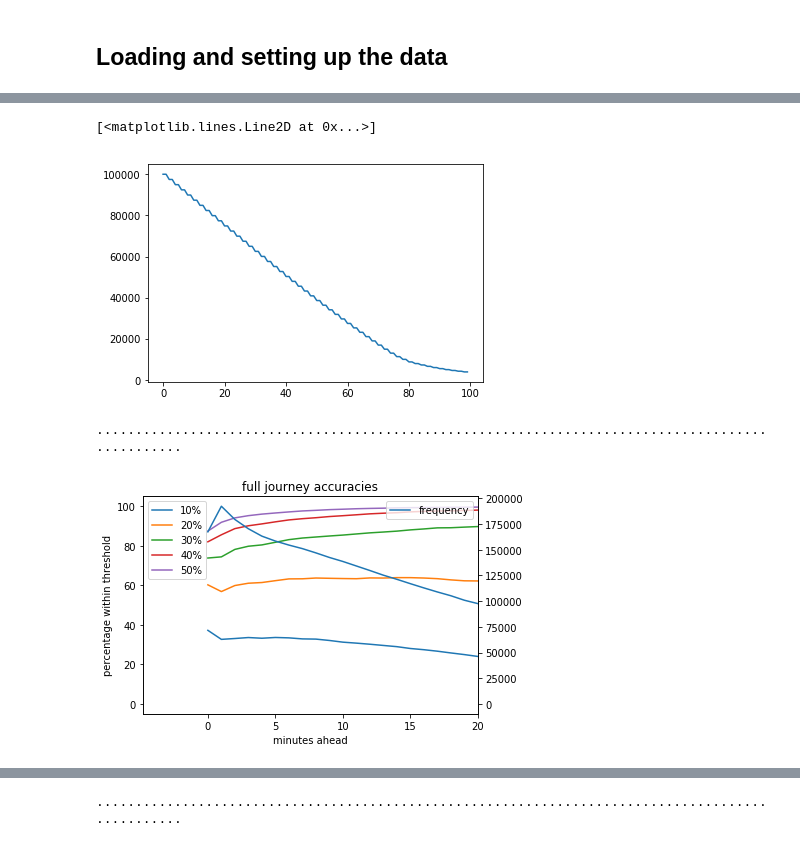
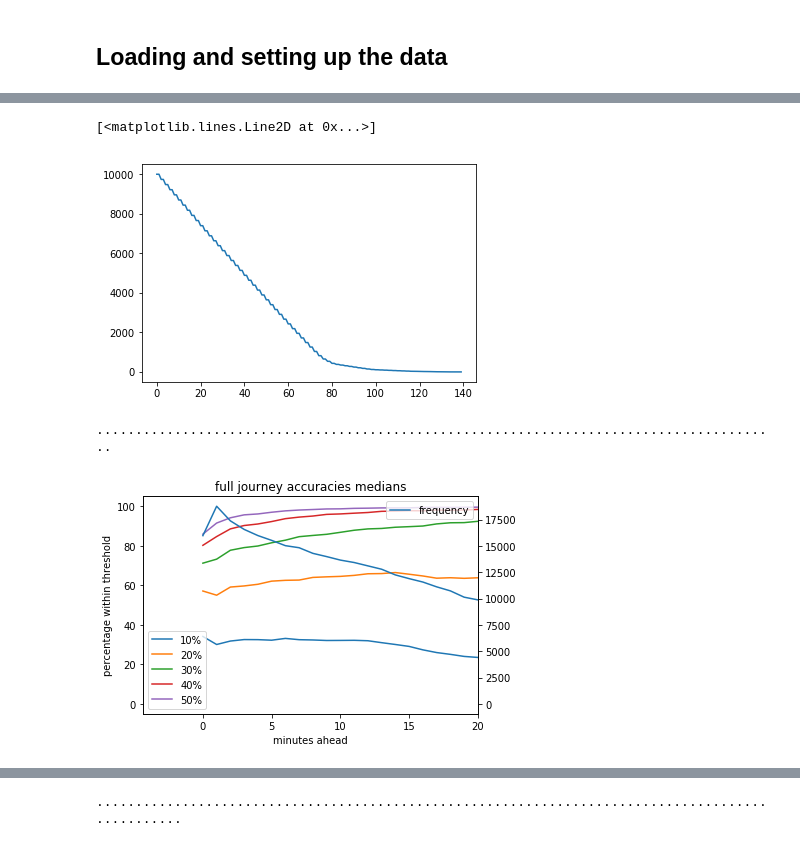
Before and after one commit to gingertom/buses, a Jupyter notebook: Data Exploration/Building long term chains.ipynb, the cells around one changed output, grey strips where cells are left out. Saved outputs shown, nothing was run; the diff lists cells and outputs as text; code cells hidden in the pictures.

```diff
--- a/Data Exploration/Building long term chains.ipynb
+++ b/Data Exploration/Building long term chains.ipynb
@@ -24,6 +22,15 @@ se_min = se.iloc[0:100000, :]
 # %%
-predict_array = np.empty((se_min.shape[0],140)).astype(float)
-predict_array[:] = np.nan
+predict_array_median_chd = np.empty((se_min.shape[0],140)).astype(float)
+predict_array_median_chd[:] = np.nan
+
+predict_array_mean_chd = np.empty((se_min.shape[0],140)).astype(float)
+predict_array_mean_chd[:] = np.nan
+
+predict_array_median_c = np.empty((se_min.shape[0],140)).astype(float)
+predict_array_median_c[:] = np.nan
+
+predict_array_mean_c = np.empty((se_min.shape[0],140)).astype(float)
+predict_array_mean_c[:] = np.nan
 
 actual_array = np.empty((se_min.shape[0],140)).astype(float)
 actual_array[:] = np.nan
@@ -46,7 +53,13 @@ for name, run in tqdm(runs):
 
     for i in range(min([run_length, 70])):
 
-        predict_array[run.iloc[i:].index,i*2:i*2+2] = run.iloc[:run_length-i][['median_durations_by_segment_code_and_hour_and_day', 'median_dwell_prev_by_stop_code_and_hour_and_day']]
+        predict_array_median_chd[run.iloc[i:].index,i*2:i*2+2] = run.iloc[:run_length-i][['median_durations_by_segment_code_and_hour_and_day', 'median_dwell_prev_by_stop_code_and_hour_and_day']]
+
+        predict_array_mean_chd[run.iloc[i:].index,i*2:i*2+2] = run.iloc[:run_length-i][['mean_durations_by_segment_code_and_hour_and_day', 'mean_dwell_prev_by_stop_code_and_hour_and_day']]
+
+        predict_array_median_c[run.iloc[i:].index,i*2:i*2+2] = run.iloc[:run_length-i][['median_durations_by_segment_code', 'median_dwell_prev_durations_by_stop_code']]
+
+        predict_array_mean_c[run.iloc[i:].index,i*2:i*2+2] = run.iloc[:run_length-i][['mean_durations_by_segment_code', 'mean_dwell_prev_durations_by_stop_code']]
 
         actual_array[run.iloc[i:].index,i*2:i*2+2] = run.iloc[:run_length-i][['segment_duration', 'dwell_duration_prev']]
 # %% [output]
@@ -65,13 +69,13 @@ array([nan, nan, nan, nan, nan, nan, nan, nan, nan, nan, nan, nan, nan,
 # %%
 nans = []
 
-for i in range(100):
-    nans.append(predict_array.shape[0] - np.count_nonzero(np.isnan(predict_array[:,i])))
+for i in range(140):
+    nans.append(predict_array_median_chd.shape[0] - np.count_nonzero(np.isnan(predict_array_median_chd[:,i])))
 
 plt.plot(nans)
 # %% [output]
 [<matplotlib.lines.Line2D at 0x...>]
-[figure, old version]
+[figure, new version]
 # %%
 def percent_in_x_percent(predict, actual, threshold):
 
@@ -135,12 +139,15 @@ def show_accuracy_minutes(predict, actual, title):
 
     plt.show()
 # %%
-predict_array_cum = np.cumsum(predict_array, axis=1)
+predict_array_median_chd_cum = np.cumsum(predict_array_median_chd, axis=1)
+predict_array_mean_chd_cum = np.cumsum(predict_array_mean_chd, axis=1)
+predict_array_median_c_cum = np.cumsum(predict_array_median_c, axis=1)
+predict_array_mean_c_cum = np.cumsum(predict_array_mean_c, axis=1)
 actual_array_cum = np.cumsum(actual_array, axis=1)
 # %%
 actual_array_cum = np.clip(actual_array_cum, 0, 2*60*60)
 # %%
-show_accuracy_minutes(predict_array_cum, actual_array_cum, "full journey accuracies")
+show_accuracy_minutes(predict_array_median_chd_cum, actual_array_cum, "full journey accuracies medians")
 # %% [output]
-.................................................................................................
+........................................................................................
-[figure, old version]
+[figure, new version]
```
Also changed, not shown: parts of 9 cells of this notebook.
